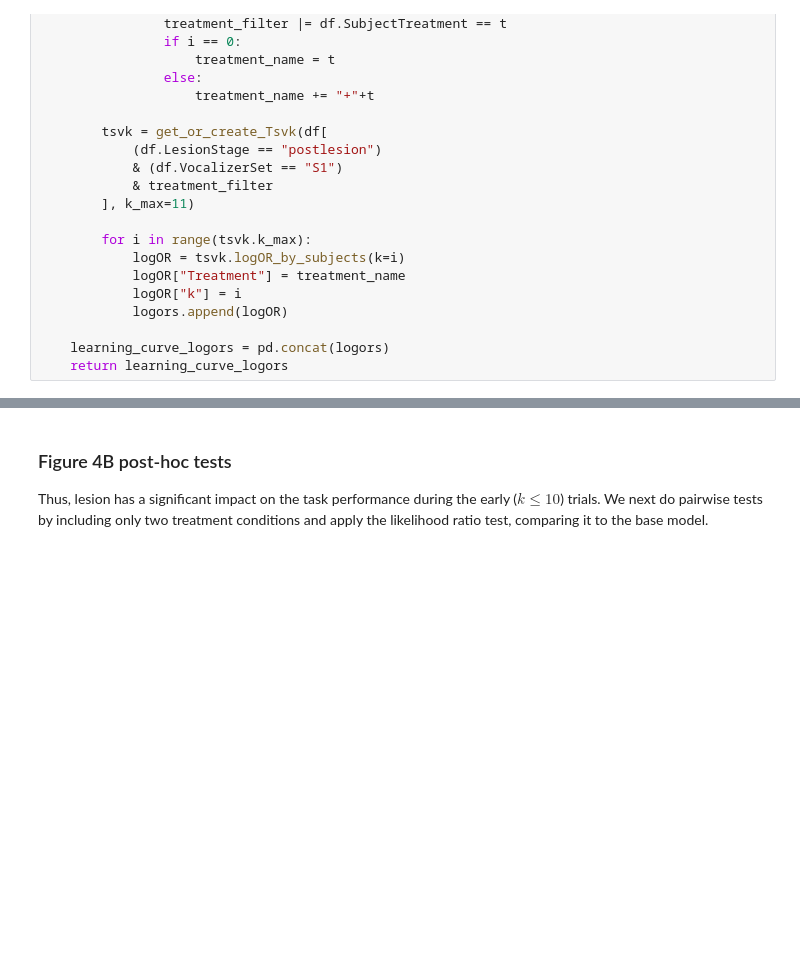
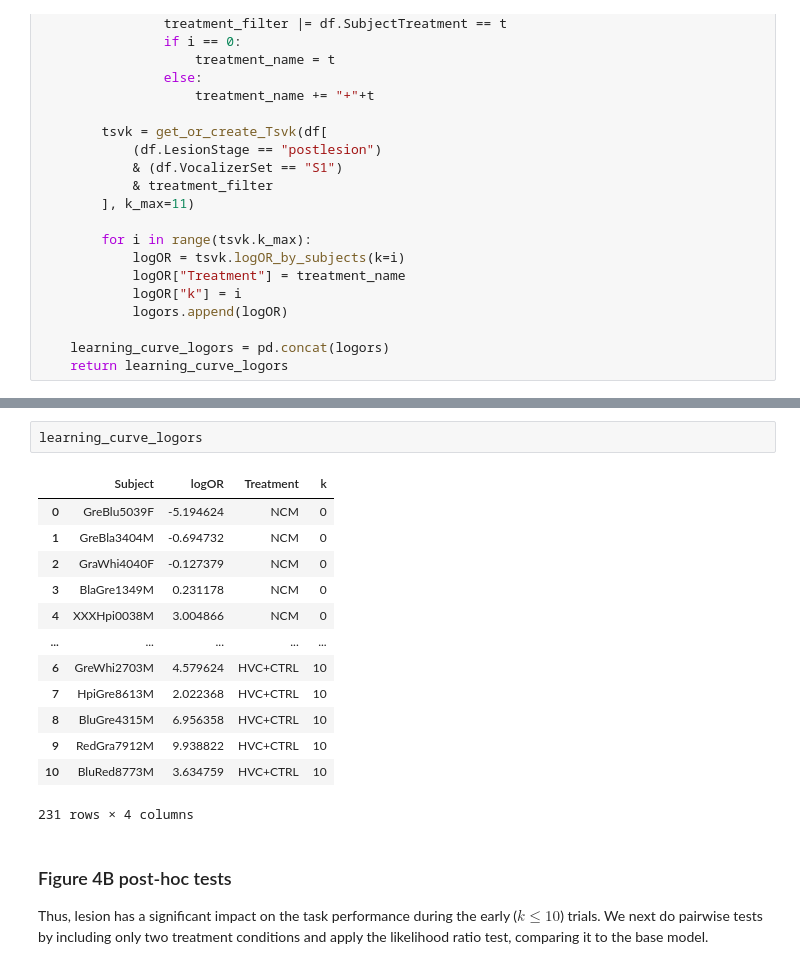
Before and after one commit to theunissenlab/zebra-finch-memory-lesions, a Jupyter notebook: paper_notebooks/1_Main_Analysis.ipynb, the cells around one changed output, grey strips where cells are left out. Cells and saved outputs as stored; diff of their text form; blank space fills up the shorter version.

```diff
--- a/paper_notebooks/1_Main_Analysis.ipynb
+++ b/paper_notebooks/1_Main_Analysis.ipynb
@@ -1163,3 +1176,19 @@ Result:
+# %%
+learning_curve_logors
+# %% [output]
+|  | Subject | logOR | Treatment | k |
+| 0 | GreBlu5039F | -5.194624 | NCM | 0 |
+| 1 | GreBla3404M | -0.694732 | NCM | 0 |
+| 2 | GraWhi4040F | -0.127379 | NCM | 0 |
+| 3 | BlaGre1349M | 0.231178 | NCM | 0 |
+| 4 | XXXHpi0038M | 3.004866 | NCM | 0 |
+| ... | ... | ... | ... | ... |
+| 6 | GreWhi2703M | 4.579624 | HVC+CTRL | 10 |
+| 7 | HpiGre8613M | 2.022368 | HVC+CTRL | 10 |
+| 8 | BluGre4315M | 6.956358 | HVC+CTRL | 10 |
+| 9 | RedGra7912M | 9.938822 | HVC+CTRL | 10 |
+| 10 | BluRed8773M | 3.634759 | HVC+CTRL | 10 |
+231 rows × 4 columns
 # %% [markdown]
 ### Figure 4B post-hoc tests
 
```
Also changed, not shown: parts of 7 cells of this notebook.
